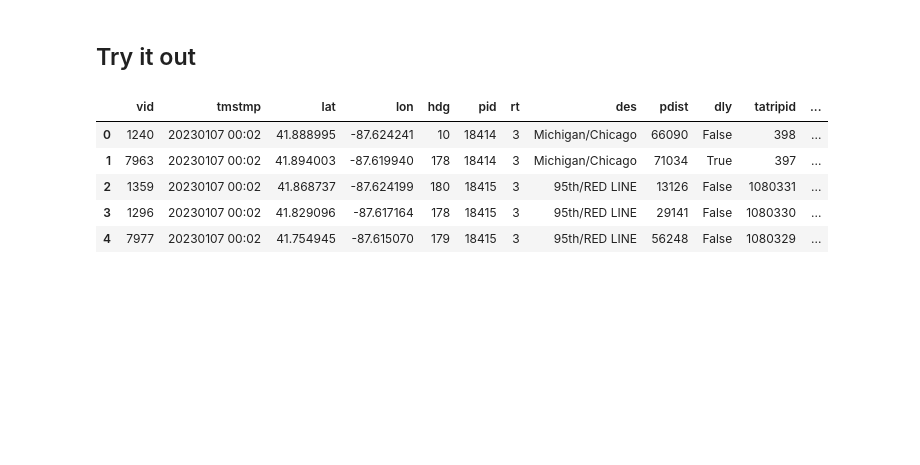
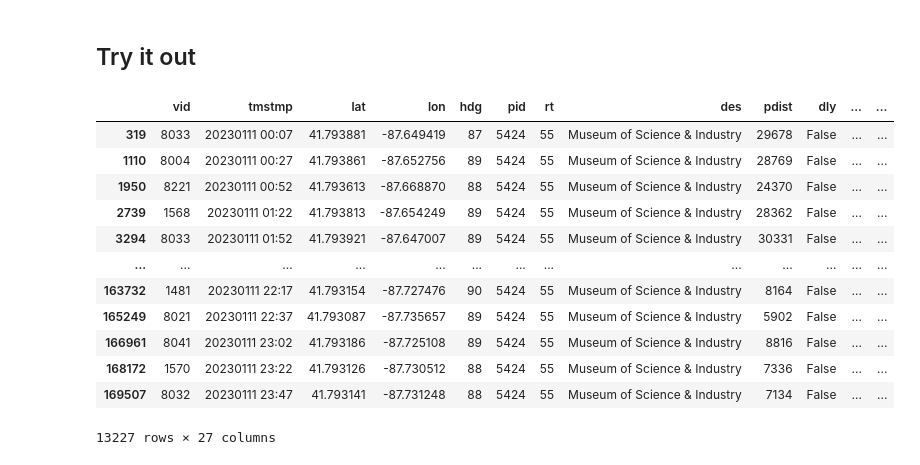
Before and after one commit to kristenhahn/cta_bus_tracker_exploration, a Jupyter notebook: headways.ipynb, the cells around one changed output. Saved outputs shown, nothing was run; the diff lists cells and outputs as text; code cells hidden in the pictures; blank space fills up the shorter version.

```diff
--- a/headways.ipynb
+++ b/headways.ipynb
@@ -70,7 +101,7 @@ def get_pid_list(vehicles:pd.DataFrame, rt:str) -> list:
 # %%
 def get_patterns(vehicles:pd.DataFrame, rt:str) -> pd.DataFrame:
-    '''Get patterns data from the CTA's bus tracker API for a specified list of pid
-    values. Return patterns as a dataframe'''
+    '''Get patterns data from the CTA's bus tracker API for all
+    vehiles in the vehicles data. Return patterns as a dataframe'''
 
     df_output = pd.DataFrame()
 
@@ -177,6 +185,9 @@ def get_pattern_stops(patterns) -> gpd.GeoDataFrame:
                 pt.sort_values('seq', inplace=True)
                 # add the pattern id to each point's data
                 pt['pid']=pid
+                # add the pattern direction to each point's data
+                rtdir = df_patterns['rtdir'].loc[df_patterns['pid'] == pid].tolist()[0]
+                pt['rtdir'] = rtdir
                 # filter to only show stop points
                 stops = pt[pt['typ']=='S']
                 # zip lat/lon data to get coordinate pairs
@@ -362,17 +409,27 @@ def get_headway_stats(headways:pd.DataFrame) -> dict:
     return stats
 # %% [markdown]
 ## Try it out
-# %%
-# Get vehicles - I set the date to exactly one week ago today (needed atm because I don't have historic data on
-# patterns.  I'm assuming the snapshot I get today also applies to the same day last week.)
-
-vehicles = get_chn_vehicles('2023-01-07')
-
-vehicles.head()
-# %% [output]
-|  | vid | tmstmp | lat | lon | hdg | pid | rt | des | pdist | dly | tatripid | ... |
-| 0 | 1240 | 20230107 00:02 | 41.888995 | -87.624241 | 10 | 18414 | 3 | Michigan/Chicago | 66090 | False | 398 | ... |
-| 1 | 7963 | 20230107 00:02 | 41.894003 | -87.619940 | 178 | 18414 | 3 | Michigan/Chicago | 71034 | True | 397 | ... |
-| 2 | 1359 | 20230107 00:02 | 41.868737 | -87.624199 | 180 | 18415 | 3 | 95th/RED LINE | 13126 | False | 1080331 | ... |
-| 3 | 1296 | 20230107 00:02 | 41.829096 | -87.617164 | 178 | 18415 | 3 | 95th/RED LINE | 29141 | False | 1080330 | ... |
-| 4 | 7977 | 20230107 00:02 | 41.754945 | -87.615070 | 179 | 18415 | 3 | 95th/RED LINE | 56248 | False | 1080329 | ... |
+# %%
+vehicles = get_chn_vehicles('2023-01-11')
+# %%
+%%capture --no-display
+# turn off warnings
+
+# Check out the Garfield bus (55)
+headways = get_headways('55',vehicles)
+
+headways
+# %% [output]
+|  | vid | tmstmp | lat | lon | hdg | pid | rt | des | pdist | dly | ... | ... |
+| 319 | 8033 | 20230111 00:07 | 41.793881 | -87.649419 | 87 | 5424 | 55 | Museum of Science & Industry | 29678 | False | ... | ... |
+| 1110 | 8004 | 20230111 00:27 | 41.793861 | -87.652756 | 89 | 5424 | 55 | Museum of Science & Industry | 28769 | False | ... | ... |
+| 1950 | 8221 | 20230111 00:52 | 41.793613 | -87.668870 | 88 | 5424 | 55 | Museum of Science & Industry | 24370 | False | ... | ... |
+| 2739 | 1568 | 20230111 01:22 | 41.793813 | -87.654249 | 89 | 5424 | 55 | Museum of Science & Industry | 28362 | False | ... | ... |
+| 3294 | 8033 | 20230111 01:52 | 41.793921 | -87.647007 | 89 | 5424 | 55 | Museum of Science & Industry | 30331 | False | ... | ... |
+| ... | ... | ... | ... | ... | ... | ... | ... | ... | ... | ... | ... | ... |
+| 163732 | 1481 | 20230111 22:17 | 41.793154 | -87.727476 | 90 | 5424 | 55 | Museum of Science & Industry | 8164 | False | ... | ... |
+| 165249 | 8021 | 20230111 22:37 | 41.793087 | -87.735657 | 89 | 5424 | 55 | Museum of Science & Industry | 5902 | False | ... | ... |
+| 166961 | 8041 | 20230111 23:02 | 41.793186 | -87.725108 | 89 | 5424 | 55 | Museum of Science & Industry | 8816 | False | ... | ... |
+| 168172 | 1570 | 20230111 23:22 | 41.793126 | -87.730512 | 88 | 5424 | 55 | Museum of Science & Industry | 7336 | False | ... | ... |
+| 169507 | 8032 | 20230111 23:47 | 41.793141 | -87.731248 | 88 | 5424 | 55 | Museum of Science & Industry | 7134 | False | ... | ... |
+13227 rows × 27 columns
```
Also changed, not shown: parts of 14 cells of this notebook.
